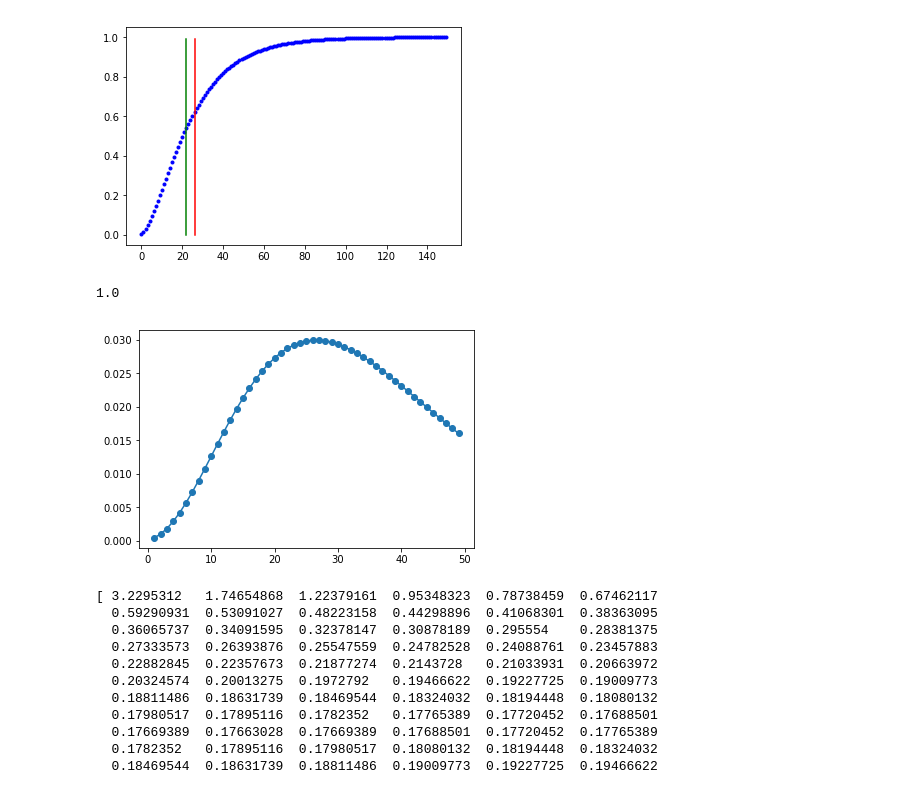
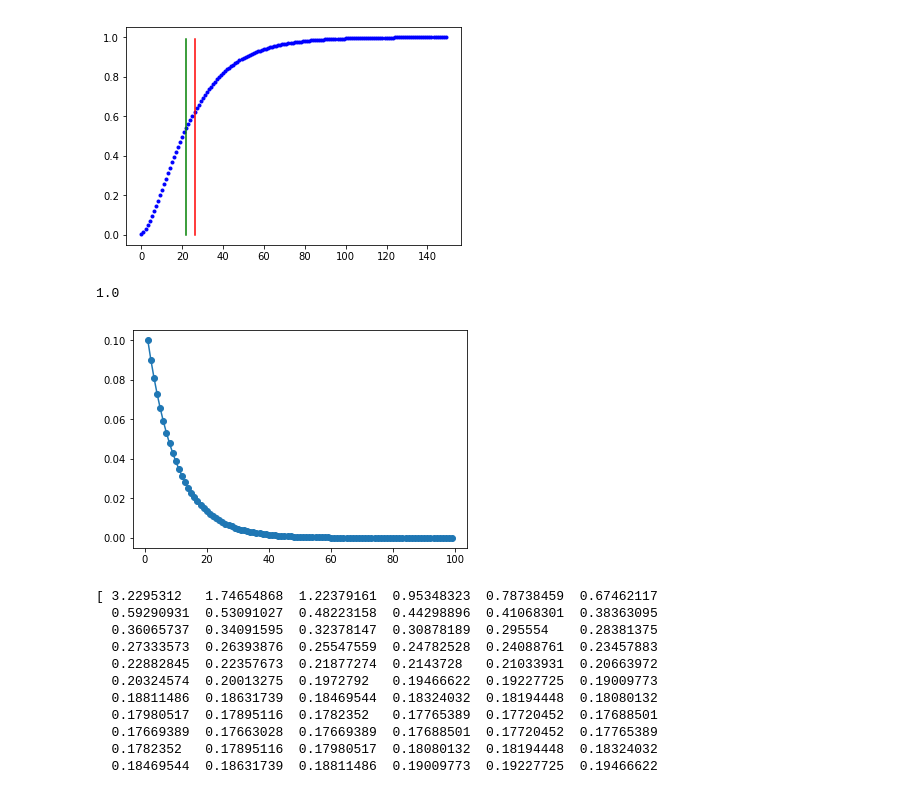
Before and after one commit to toologicbv/meta_learner, a Jupyter notebook: pytorch_expers.ipynb, the cells around one changed output. Cells and saved outputs as stored; diff of their text form; code cells hidden in the pictures.

```diff
--- a/pytorch_expers.ipynb
+++ b/pytorch_expers.ipynb
@@ -266,15 +266,15 @@ Sum of probs 1.00
 Median 22.0
 [figure]
 # %%
-x = np.arange(1,50)
-probs = stats.nbinom.pmf(x, 4, p=0.1)
-# probs = stats.geom.pmf(x, p=0.009)
+x = np.arange(1,100)
+# probs = stats.nbinom.pmf(x, 4, p=0.1)
+probs = stats.geom.pmf(x, p=0.1)
 trunc_probs = 1./np.sum(probs) * probs
 plt.plot(x, trunc_probs, 'o-')
 print(np.sum(trunc_probs))
 # %% [output]
 1.0
-[figure, old version]
+[figure, new version]
 # %%
 x = np.arange(0.01, 1, 0.01)
 probs = stats.beta.pdf(x, a=0.1, b=0.1)
```
Also changed, not shown: 2 other files.
